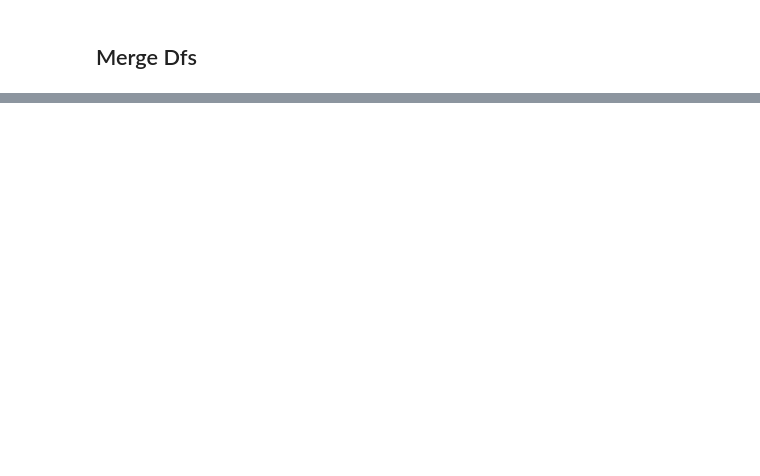
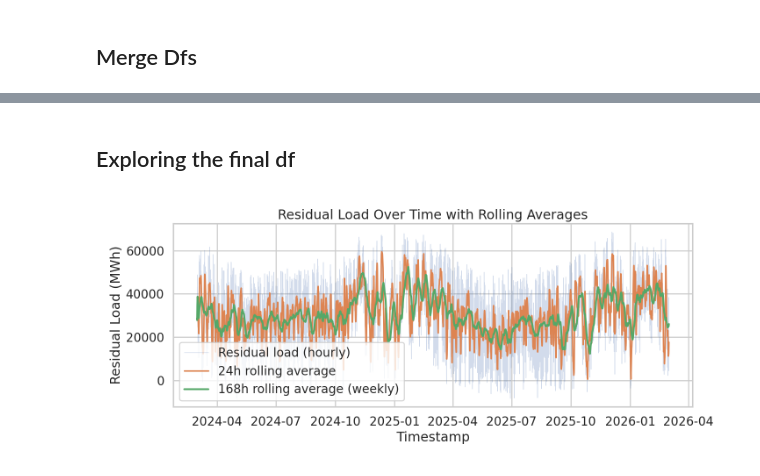
Before and after one commit to nakolkar16/probabilistic-energy-forecasting-ML, a Jupyter notebook: notebooks/01_eda.ipynb, the cells around one changed output, grey strips where cells are left out. Cells and saved outputs as stored; diff of their text form; code cells hidden in the pictures; blank space fills up the shorter version.

Commit message:
Finalised EDA and ML model testing

```diff
--- a/notebooks/01_eda.ipynb
+++ b/notebooks/01_eda.ipynb
@@ -372,0 +375,57 @@ df_merged[comparison_cols].head()
+# %% [markdown]
+## Exploring the final df
+# %%
+df_plot = df_merged.copy()
+
+# Ensure clean, sorted time series
+df_plot["timestamp"] = pd.to_datetime(df_plot["timestamp"], errors="coerce")
+df_plot = df_plot.dropna(subset=["timestamp", "residual_load_mwh"]).sort_values("timestamp")
+
+# Rolling averages (hourly data assumed)
+df_plot["residual_load_ma_24h"] = (
+    df_plot["residual_load_mwh"].rolling(window=24, min_periods=1).mean()
+)
+df_plot["residual_load_ma_168h"] = (
+    df_plot["residual_load_mwh"].rolling(window=168, min_periods=1).mean()
+)
+
+sns.set_theme(style="whitegrid", context="talk")
+fig, ax = plt.subplots(figsize=(12, 5))
+
+# Raw hourly series
+sns.lineplot(
+    data=df_plot,
+    x="timestamp",
+    y="residual_load_mwh",
+    ax=ax,
+    label="Residual load (hourly)",
+    alpha=0.25,
+    linewidth=0.8,
+)
+
+# Smoothed trends
+sns.lineplot(
+    data=df_plot,
+    x="timestamp",
+    y="residual_load_ma_24h",
+    ax=ax,
+    label="24h rolling average",
+    linewidth=2,
+)
+sns.lineplot(
+    data=df_plot,
+    x="timestamp",
+    y="residual_load_ma_168h",
+    ax=ax,
+    label="168h rolling average (weekly)",
+    linewidth=2.5,
+)
+
+ax.set_title("Residual Load Over Time with Rolling Averages")
+ax.set_xlabel("Timestamp")
+ax.set_ylabel("Residual Load (MWh)")
+ax.legend()
+plt.tight_layout()
+plt.show()
+# %% [output]
+[figure, added]
```
Also changed, not shown: parts of 17 cells of this notebook, 6 other files.
